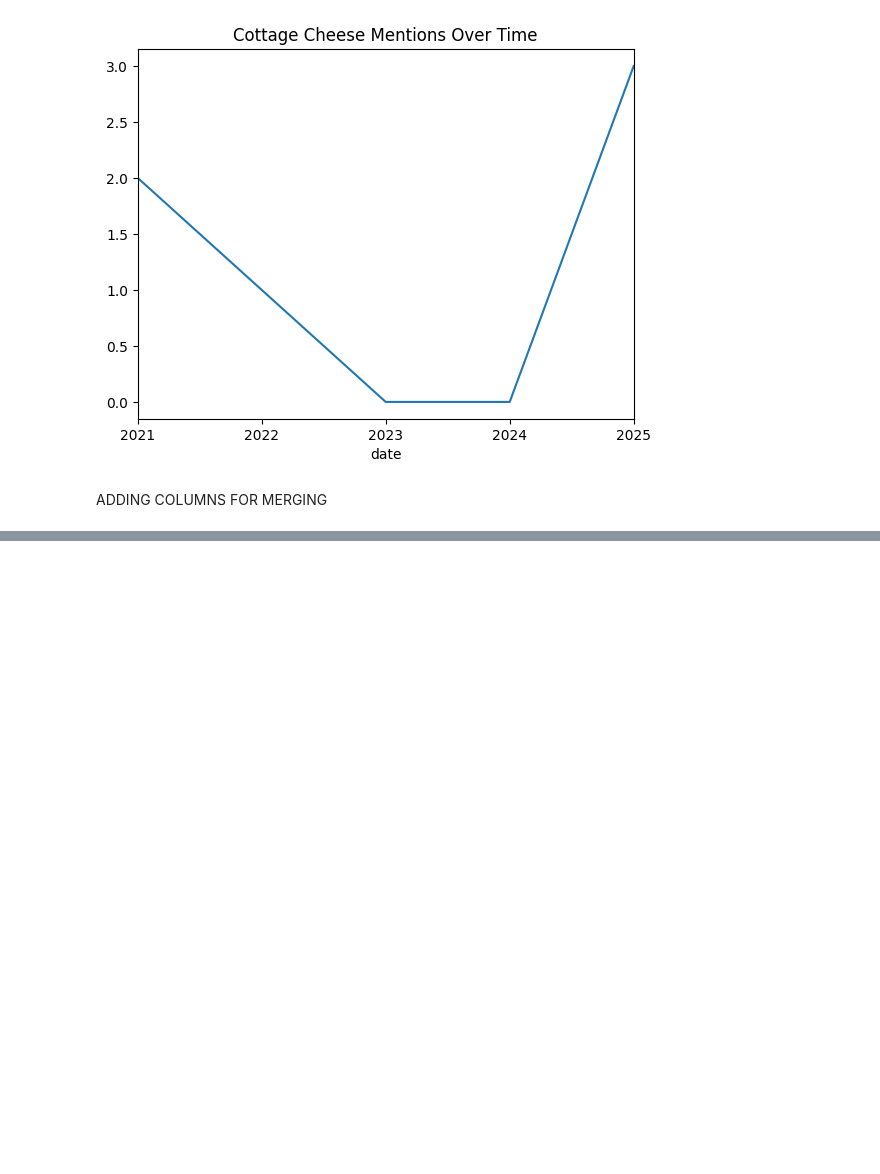
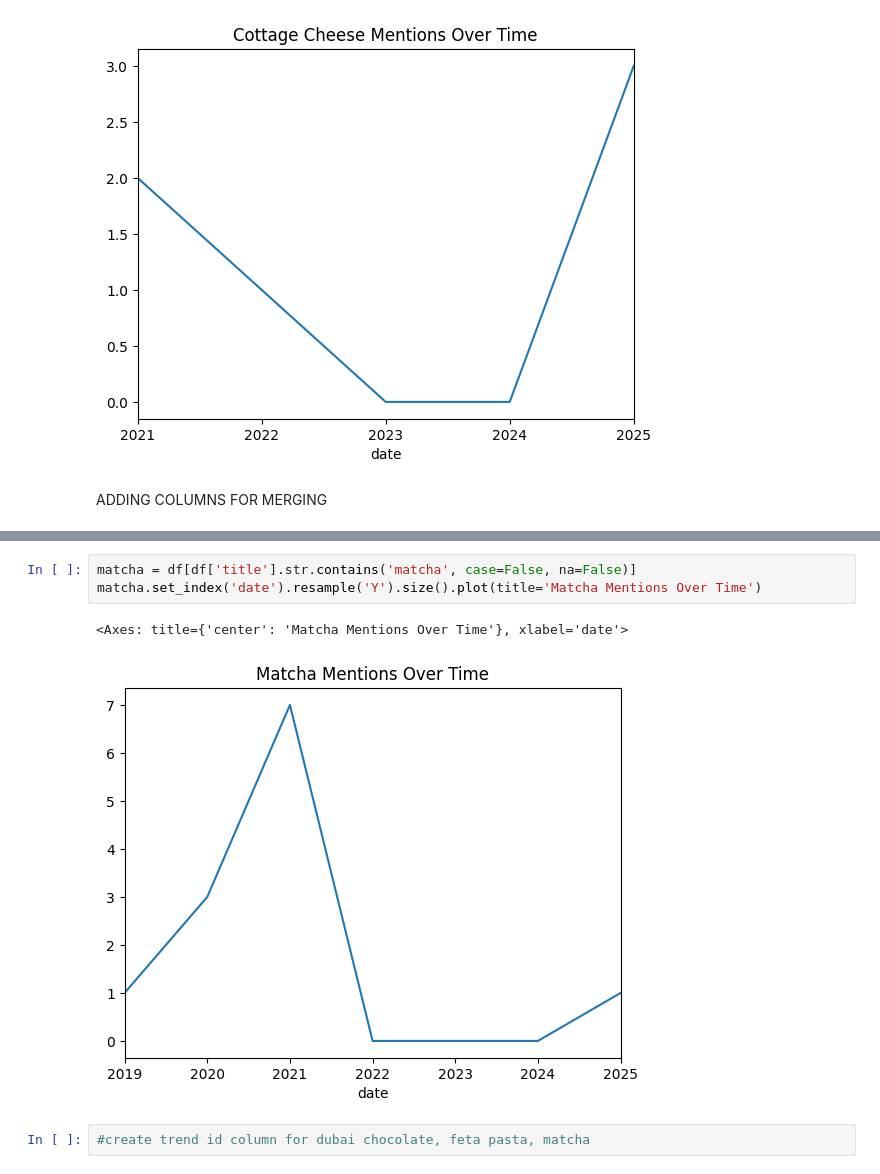
Before and after one commit to kzumreen/FoodTrendsPrediction, a Jupyter notebook: Reddit_Access.ipynb, the cells around one changed output, grey strips where cells are left out. Drawn from its saved outputs; the diff is of its cells as text; blank space fills up the shorter version.

```diff
--- a/Reddit_Access.ipynb
+++ b/Reddit_Access.ipynb
@@ -351 +378,9 @@ print(f"Time_Period Data Type: {df['Time_Period'].dtype}")
 Time_Period Data Type: datetime64[ns]
+# %%
+matcha = df[df['title'].str.contains('matcha', case=False, na=False)]
+matcha.set_index('date').resample('Y').size().plot(title='Matcha Mentions Over Time')
+# %% [output]
+<Axes: title={'center': 'Matcha Mentions Over Time'}, xlabel='date'>
+[figure, added]
+# %%
+#create trend id column for dubai chocolate, feta pasta, matcha
```
Also changed, not shown: parts of 18 cells of this notebook.
